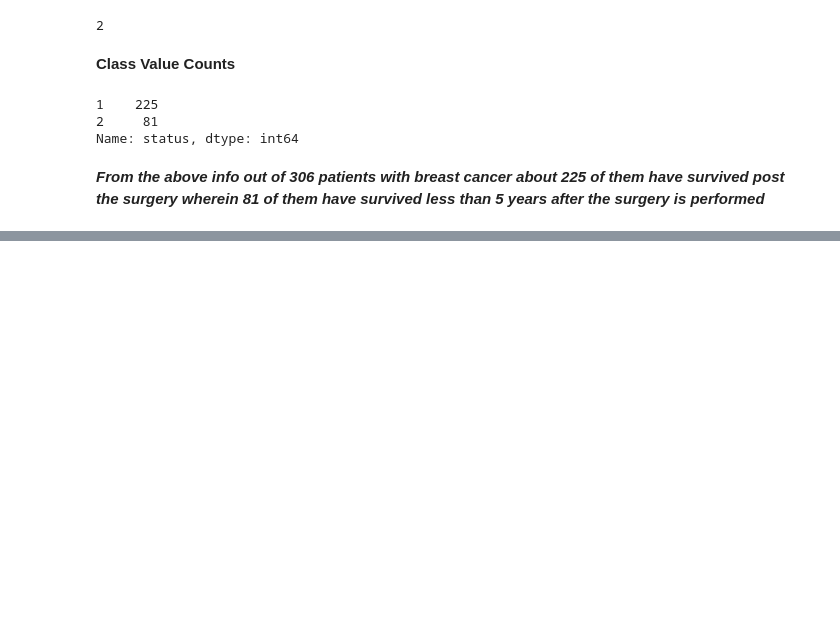
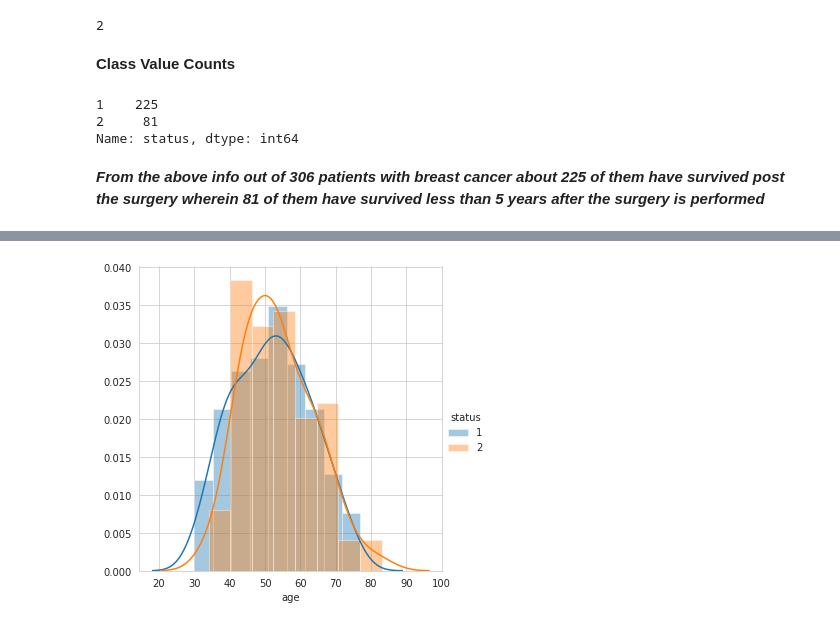
Before and after one commit to nishantmadu/Haberman_EDA, a Jupyter notebook: Exploratory_Data_Analysis_Haberman_Dataset.ipynb, the cells around one changed output, grey strips where cells are left out. Drawn from its saved outputs; the diff is of its cells as text; code cells hidden in the pictures; blank space fills up the shorter version.

```diff
--- a/Exploratory_Data_Analysis_Haberman_Dataset.ipynb
+++ b/Exploratory_Data_Analysis_Haberman_Dataset.ipynb
@@ -64,0 +84,7 @@ Name: status, dtype: int64
+# %%
+sns.FacetGrid(haberman, hue="status", size=5) \
+   .map(sns.distplot, "age") \
+   .add_legend();
+plt.show();
+# %% [output]
+[figure, added]
```
Also changed, not shown: parts of 4 cells of this notebook.
